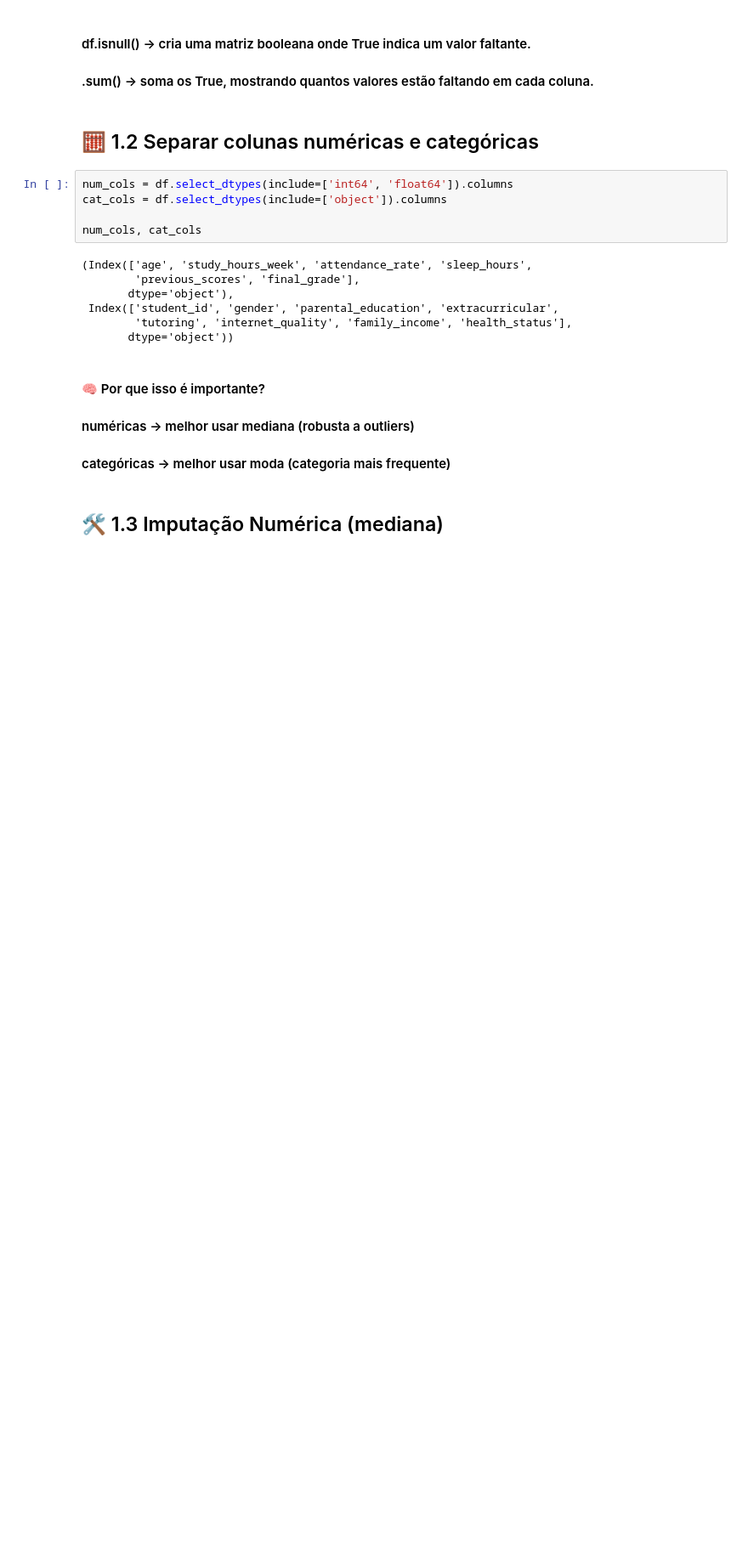
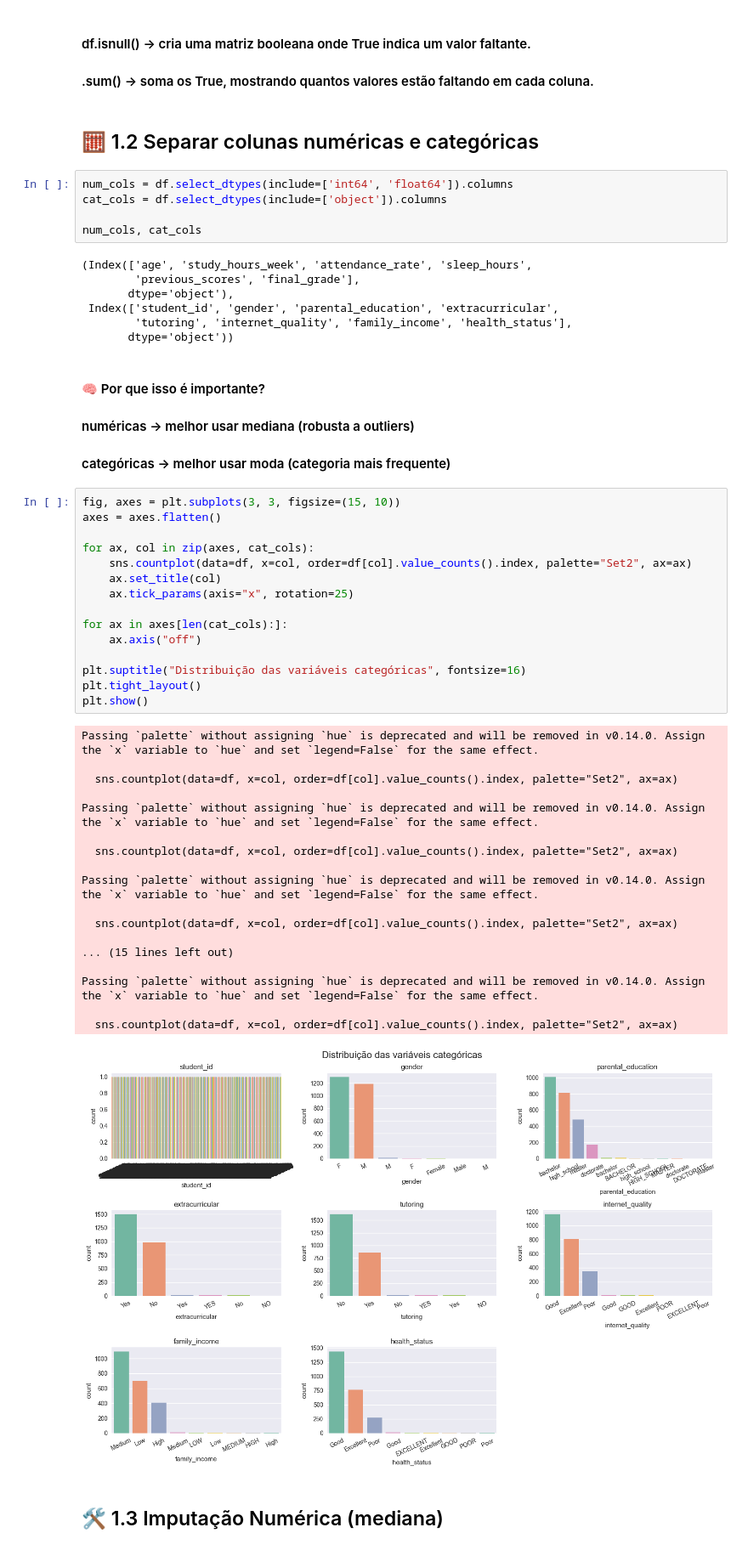
Before and after one commit to ryancarlosferreira/uninassau-atividade-alunos-ml-regressao, a Jupyter notebook: notebooks/02_Preprocessamento.ipynb, the cells around one changed output. Shown at 85% size. Cells and saved outputs as stored; diff of their text form; blank space fills up the shorter version.

```diff
--- a/notebooks/02_Preprocessamento.ipynb
+++ b/notebooks/02_Preprocessamento.ipynb
@@ -54,6 +77,40 @@ num_cols, cat_cols
 #### numéricas → melhor usar mediana (robusta a outliers)
 
 #### categóricas → melhor usar moda (categoria mais frequente)
+# %%
+fig, axes = plt.subplots(3, 3, figsize=(15, 10))
+axes = axes.flatten()
+
+for ax, col in zip(axes, cat_cols):
+    sns.countplot(data=df, x=col, order=df[col].value_counts().index, palette="Set2", ax=ax)
+    ax.set_title(col)
+    ax.tick_params(axis="x", rotation=25)
+
+for ax in axes[len(cat_cols):]:
+    ax.axis("off")
+
+plt.suptitle("Distribuição das variáveis categóricas", fontsize=16)
+plt.tight_layout()
+plt.show()
+# %% [output]
+Passing `palette` without assigning `hue` is deprecated and will be removed in v0.14.0. Assign the `x` variable to `hue` and set `legend=False` for the same effect.
+
+  sns.countplot(data=df, x=col, order=df[col].value_counts().index, palette="Set2", ax=ax)
+
+Passing `palette` without assigning `hue` is deprecated and will be removed in v0.14.0. Assign the `x` variable to `hue` and set `legend=False` for the same effect.
+
+  sns.countplot(data=df, x=col, order=df[col].value_counts().index, palette="Set2", ax=ax)
+
+Passing `palette` without assigning `hue` is deprecated and will be removed in v0.14.0. Assign the `x` variable to `hue` and set `legend=False` for the same effect.
+
+  sns.countplot(data=df, x=col, order=df[col].value_counts().index, palette="Set2", ax=ax)
+
+... (15 lines left out)
+
+Passing `palette` without assigning `hue` is deprecated and will be removed in v0.14.0. Assign the `x` variable to `hue` and set `legend=False` for the same effect.
+
+  sns.countplot(data=df, x=col, order=df[col].value_counts().index, palette="Set2", ax=ax)
+[figure, added]
 # %% [markdown]
 ## 🛠️ 1.3 Imputação Numérica (mediana)
 # %%
```
Also changed, not shown: parts of 8 cells of this notebook, 1 other file.
